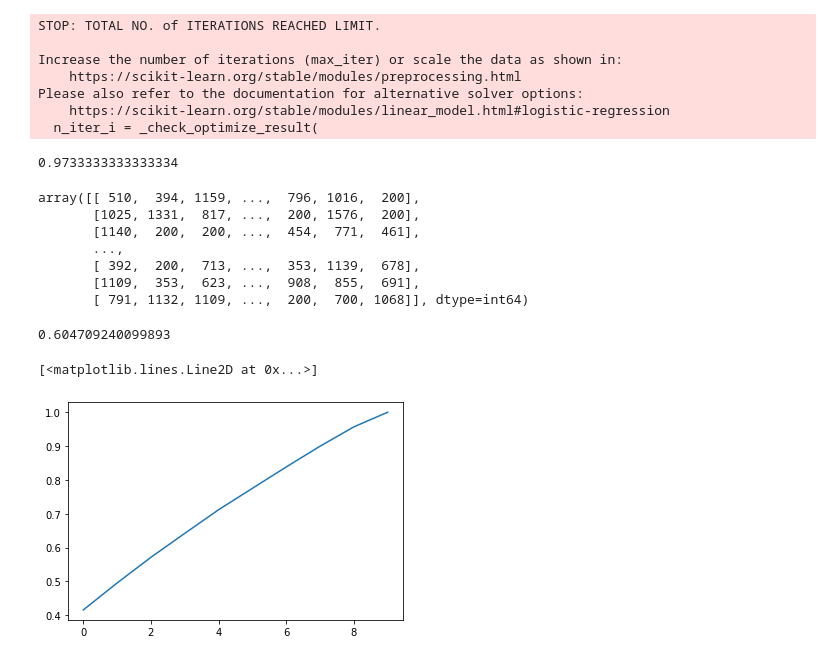
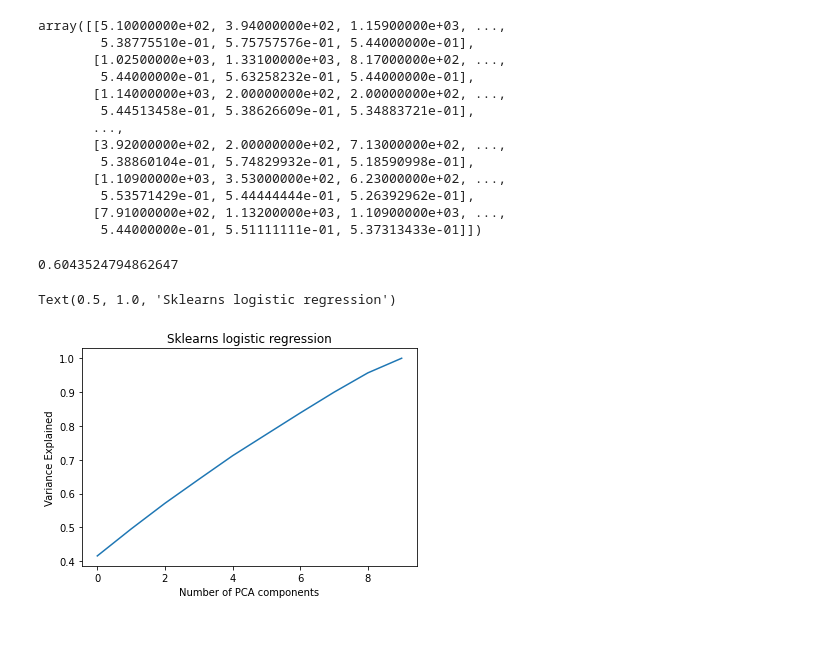
Before and after one commit to pzeng718/Predict-league-of-legends-match-outcome, a Jupyter notebook: Modeling.ipynb, the cells around one changed output. Drawn from its saved outputs; the diff is of its cells as text; code cells hidden in the pictures; blank space fills up the shorter version.

```diff
--- a/Modeling.ipynb
+++ b/Modeling.ipynb
@@ -6,22 +6,6 @@ from sklearn.decomposition import PCA
 # %%
 from sklearn.datasets import load_iris
 import matplotlib.pyplot as plt
-# %%
-X, y = load_iris(return_X_y=True)
-clf = LogisticRegression(random_state=0).fit(X, y)
-clf.predict(X[:2, :])
-
-clf.predict_proba(X[:2, :])
-clf.score(X, y)
-# %% [output]
-STOP: TOTAL NO. of ITERATIONS REACHED LIMIT.
-
-Increase the number of iterations (max_iter) or scale the data as shown in:
-    https://scikit-learn.org/stable/modules/preprocessing.html
-Please also refer to the documentation for alternative solver options:
-    https://scikit-learn.org/stable/modules/linear_model.html#logistic-regression
-  n_iter_i = _check_optimize_result(
-0.9733333333333334
 # %%
 matchesData = pd.read_csv("CMWRLP1_ChampStrength_ChampWR.csv")
 mapping = {'Win': 1, 'Fail': 0}
@@ -34,35 +19,38 @@ matchesData = matchesData.replace({'Team1P1WR': mapping2, 'Team1P2WR': mapping2,
 #response
 # %%
-#predictors = np.array(matchesData[["Team1P1WR","Team1P2WR","Team1P3WR","Team1P4WR","Team1P5WR","Team2P1WR","Team2P2WR","Team2P3WR","Team2P4WR","Team2P5WR"]])
-#predictors2 = np.array(map(float, matchesData[["Team1P1WR","Team1P2WR","Team1P3WR","Team1P4WR","Team1P5WR","Team2P1WR","Team2P2WR","Team2P3WR","Team2P4WR","Team2P5WR"]]))
-#predictors3 = predictors.astype(np.float)
-predictors = np.array(matchesData[["T1P1LP","T1P2LP","T1P3LP","T1P4LP","T1P5LP","T2P1LP","T2P2LP","T2P3LP","T2P4LP","T2P5LP"]])
+#predictors = np.array(matchesData[["T1P1LP","T1P2LP","T1P3LP","T1P4LP","T1P5LP","T2P1LP","T2P2LP","T2P3LP","T2P4LP","T2P5LP","T1P1WR","T1P2WR","T1P3WR","T1P4WR","T1P5WR","T2P1WR","T2P2WR","T2P3WR","T2P4WR","T2P5WR","T1P1CM","T1P2CM","T1P3CM","T1P4CM","T1P5CM","T2P1CM","T2P2CM","T2P3CM","T2P4CM","T2P5CM","Team1P1PostChampOccurTimes","Team1P2PostChampOccurTimes","Team1P3PostChampOccurTimes","Team1P4PostChampOccurTimes","Team1P5PostChampOccurTimes","Team2P1PostChampOccurTimes","Team2P2PostChampOccurTimes","Team2P3PostChampOccurTimes","Team2P4PostChampOccurTimes","Team2P5PostChampOccurTimes","Team1P1PostPositiveScore","Team1P2PostPositiveScore","Team1P3PostPositiveScore","Team1P4PostPositiveScore","Team1P5PostPositiveScore","Team2P1PostPositiveScore","Team2P2PostPositiveScore","Team2P3PostPositiveScore","Team2P4PostPositiveScore","Team2P5PostPositiveScore","Team1P1PostNegativeScore","Team1P2PostNegativeScore","Team1P3PostNegativeScore","Team1P4PostNegativeScore","Team1P5PostNegativeScore","Team2P1PostNegativeScore","Team2P2PostNegativeScore","Team2P3PostNegativeScore","Team2P4PostNegativeScore","Team2P5PostNegativeScore","T1P1ChampWR","T1P2ChampWR","T1P3ChampWR","T1P4ChampWR","T1P5ChampWR","T2P1ChampWR","T2P2ChampWR","T2P3ChampWR","T2P4ChampWR","T2P5ChampWR"]])
+
+#just lp & wr as predictors works the best
+predictors = np.array(matchesData[["T1P1LP","T1P2LP","T1P3LP","T1P4LP","T1P5LP","T2P1LP","T2P2LP","T2P3LP","T2P4LP","T2P5LP","T1P1WR","T1P2WR","T1P3WR","T1P4WR","T1P5WR","T2P1WR","T2P2WR","T2P3WR","T2P4WR","T2P5WR"]])
 predictors
 # %% [output]
-array([[ 510,  394, 1159, ...,  796, 1016,  200],
-       [1025, 1331,  817, ...,  200, 1576,  200],
-       [1140,  200,  200, ...,  454,  771,  461],
+array([[5.10000000e+02, 3.94000000e+02, 1.15900000e+03, ...,
+        5.38775510e-01, 5.75757576e-01, 5.44000000e-01],
+       [1.02500000e+03, 1.33100000e+03, 8.17000000e+02, ...,
+        5.44000000e-01, 5.63258232e-01, 5.44000000e-01],
+       [1.14000000e+03, 2.00000000e+02, 2.00000000e+02, ...,
+        5.44513458e-01, 5.38626609e-01, 5.34883721e-01],
        ...,
-       [ 392,  200,  713, ...,  353, 1139,  678],
-       [1109,  353,  623, ...,  908,  855,  691],
-       [ 791, 1132, 1109, ...,  200,  700, 1068]], dtype=int64)
+       [3.92000000e+02, 2.00000000e+02, 7.13000000e+02, ...,
+        5.38860104e-01, 5.74829932e-01, 5.18590998e-01],
+       [1.10900000e+03, 3.53000000e+02, 6.23000000e+02, ...,
+        5.53571429e-01, 5.44444444e-01, 5.26392962e-01],
+       [7.91000000e+02, 1.13200000e+03, 1.10900000e+03, ...,
+        5.44000000e-01, 5.51111111e-01, 5.37313433e-01]])
 # %%
 clf = LogisticRegression(random_state=0).fit(predictors, response)
 clf.predict(predictors)
 clf.score(predictors, response)
 # %% [output]
-0.604709240099893
+0.6043524794862647
 # %%
-#0,0000000
-#adfs,1234523
-#afd,9420
 pca = PCA(n_components=10)
 pca.fit(predictors)
 xpca = pca.transform(predictors)
-#principalComponents = pca.fit_transform(clf)
-#principalDf = pd.DataFrame(data = principalComponents, columns = ['T1P1LP', 'T1P2LP','T1P3LP','T1P4LP','T1P5LP','T2P1LP','T2P2LP','T2P3LP','T2P4LP','T2P5LP'])
-#finalDf = pd.concat([principalDf, response], axis = 1)
 plt.plot(np.cumsum(pca.explained_variance_ratio_))
+plt.ylabel('Variance Explained')
+plt.xlabel('Number of PCA components')
+plt.title('Sklearns logistic regression')
 # %% [output]
-[<matplotlib.lines.Line2D at 0x...>]
+Text(0.5, 1.0, 'Sklearns logistic regression')
-[figure, old version]
+[figure, new version]
```
Also changed, not shown: parts of 1 cell of this notebook, 1 other file.
